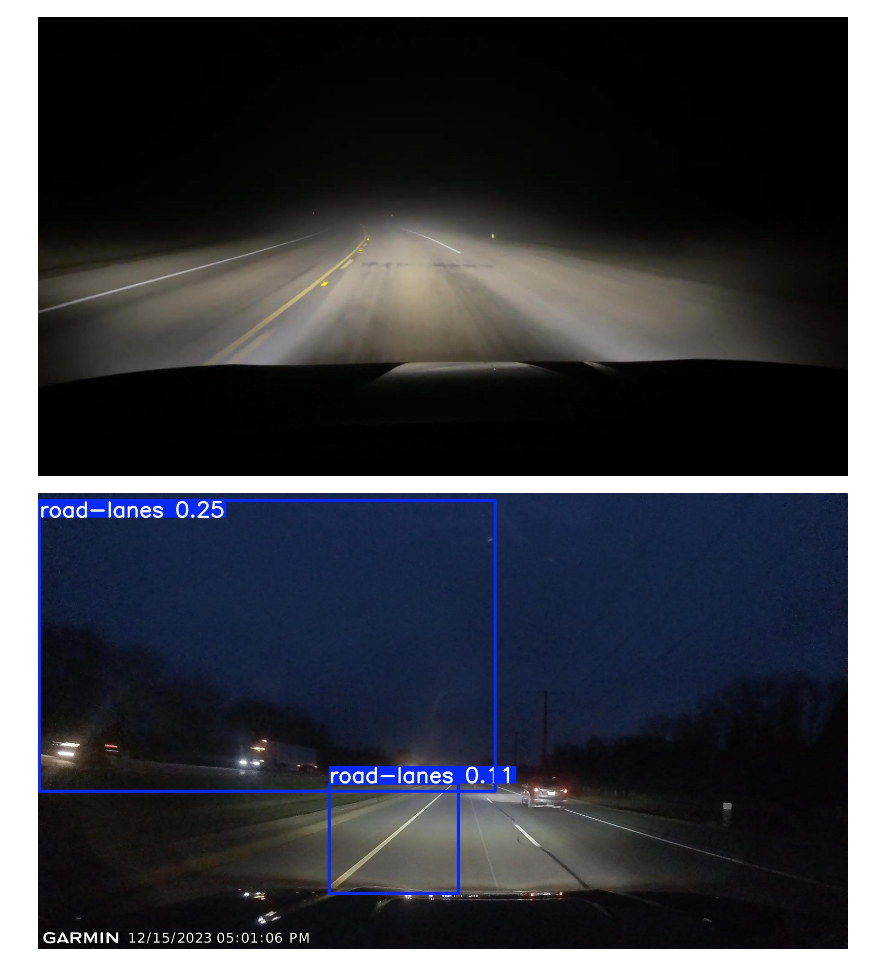
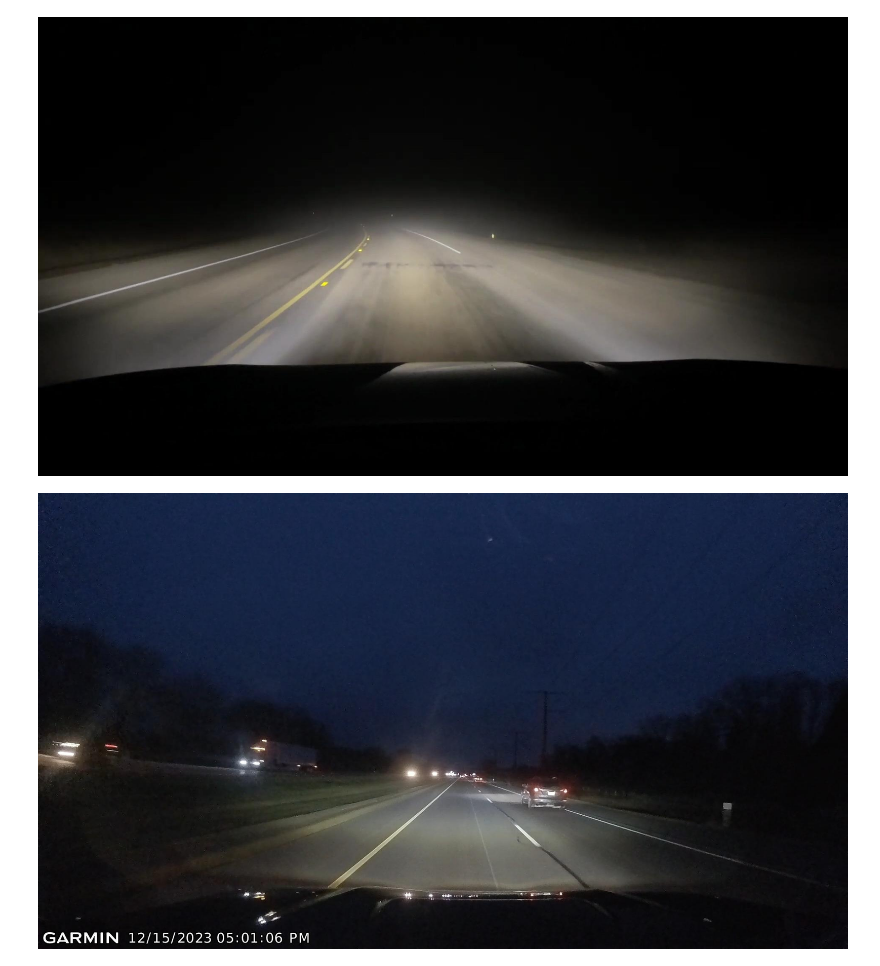
Before and after one commit to Afia-Ali/cse445-sec5-group3-fall25, a Jupyter notebook: Road_Lanes.ipynb, the cells around one changed output. Saved outputs shown, nothing was run; the diff lists cells and outputs as text; code cells hidden in the pictures.

```diff
--- a/Road_Lanes.ipynb
+++ b/Road_Lanes.ipynb
@@ -117,18 +144,10 @@ Results saved to /content/runs/detect/faculty_presentation_run
 # %%
-# Re-run prediction with a lower confidence threshold (conf=0.1)
-!yolo task=detect mode=predict \
-    model=/content/runs/detect/faculty_presentation_run/weights/best.pt \
-    source=/content/Dataset.v1i.yolov8/test/images \
-    save=True \
-    name=low_confidence_check \
-    conf=0.9
-
-# Display the new results to see if the missing boxes appeared
+# 8. Display the results
 import glob
 from IPython.display import Image, display
 
-print("\n👇 Results with LOWER confidence (0.1):")
-output_dir = "/content/runs/detect/low_confidence_check"
+print("\n Results from Test Set:")
+output_dir = "/content/runs/detect/test_predictions"
 for image_path in glob.glob(f'{output_dir}/*.jpg')[:10]:
     display(Image(filename=image_path, height=400))
     print('\n')
@@ -153,9 +156,9 @@ Results saved to /content/runs/detect/low_confidence_check2
 [figure]
 [figure]
 [figure]
 [figure]
 [figure]
-[figure, old version]
+[figure, new version]
 [figure]
 [figure]
 [figure]
```
Also changed, not shown: parts of 12 cells of this notebook, 22 other files.
